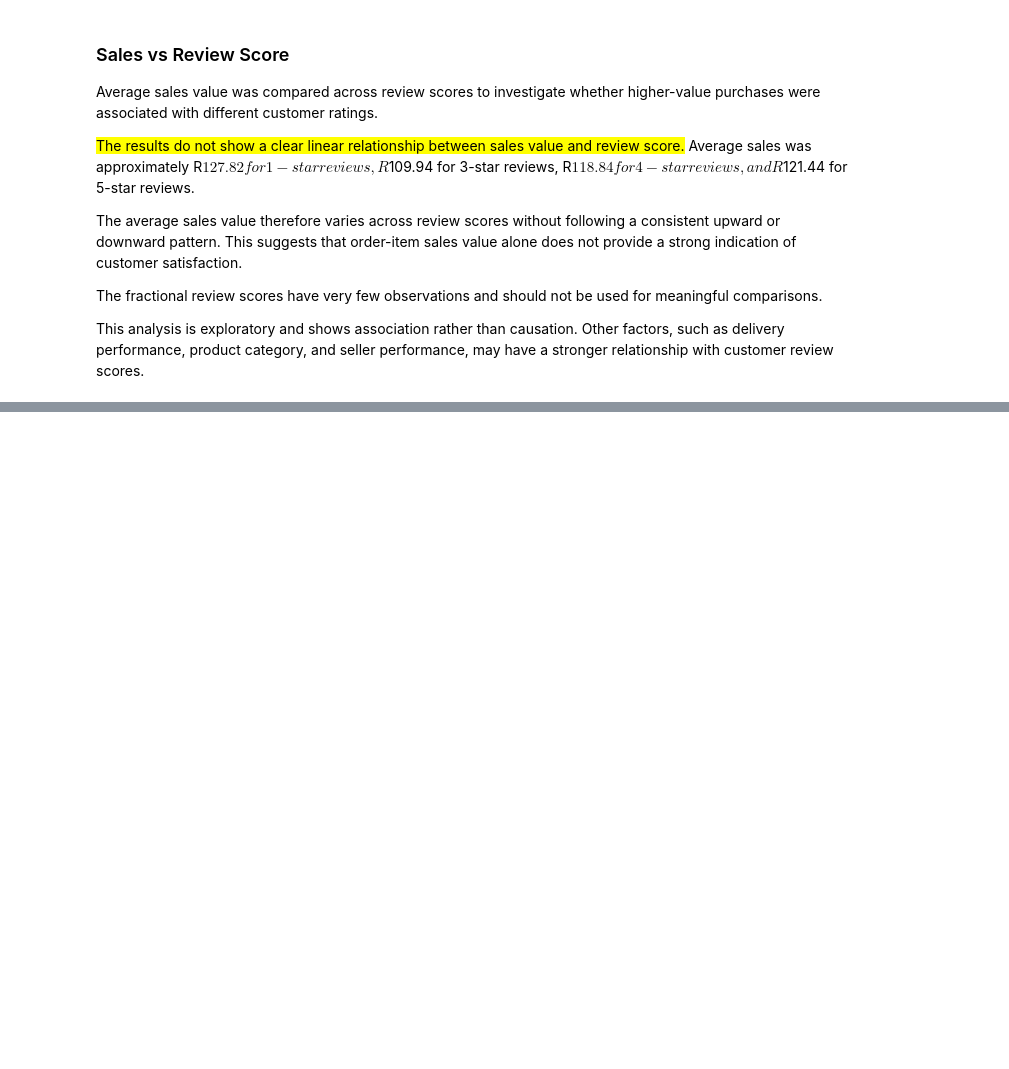
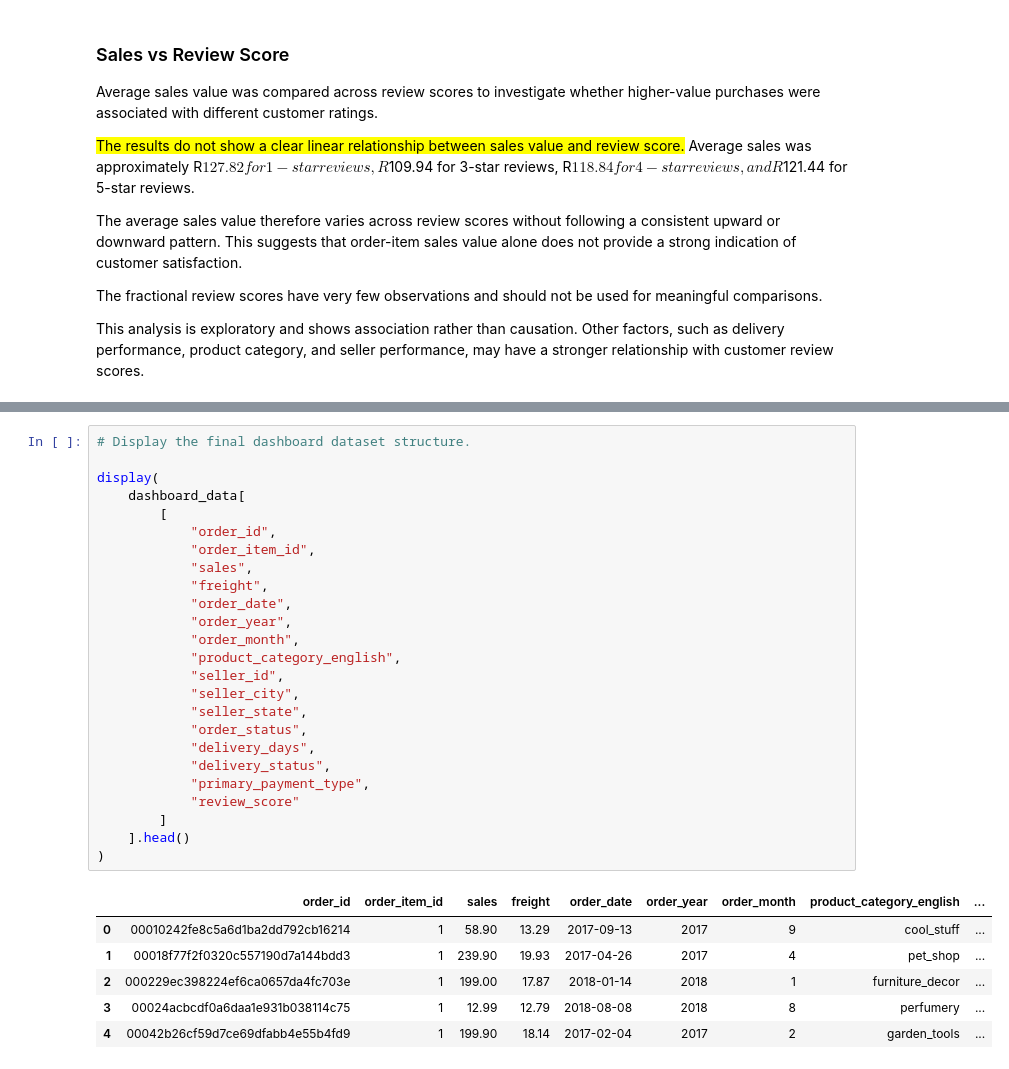
Before and after one commit to SayleeMJ/RetailIQ, a Jupyter notebook: notebooks/03_exploratory_data_analysis.ipynb, the cells around one changed output, grey strips where cells are left out. Saved outputs shown, nothing was run; the diff lists cells and outputs as text; blank space fills up the shorter version.

Commit message:
Complete business KPI analysis and dashboard data preparation

```diff
--- a/notebooks/03_exploratory_data_analysis.ipynb
+++ b/notebooks/03_exploratory_data_analysis.ipynb
@@ -939,0 +1145,32 @@ This analysis is exploratory and shows association rather than causation. Other
+# %%
+# Display the final dashboard dataset structure.
+
+display(
+    dashboard_data[
+        [
+            "order_id",
+            "order_item_id",
+            "sales",
+            "freight",
+            "order_date",
+            "order_year",
+            "order_month",
+            "product_category_english",
+            "seller_id",
+            "seller_city",
+            "seller_state",
+            "order_status",
+            "delivery_days",
+            "delivery_status",
+            "primary_payment_type",
+            "review_score"
+        ]
+    ].head()
+)
+# %% [output]
+|  | order_id | order_item_id | sales | freight | order_date | order_year | order_month | product_category_english | ... |
+| 0 | 00010242fe8c5a6d1ba2dd792cb16214 | 1 | 58.90 | 13.29 | 2017-09-13 | 2017 | 9 | cool_stuff | ... |
+| 1 | 00018f77f2f0320c557190d7a144bdd3 | 1 | 239.90 | 19.93 | 2017-04-26 | 2017 | 4 | pet_shop | ... |
+| 2 | 000229ec398224ef6ca0657da4fc703e | 1 | 199.00 | 17.87 | 2018-01-14 | 2018 | 1 | furniture_decor | ... |
+| 3 | 00024acbcdf0a6daa1e931b038114c75 | 1 | 12.99 | 12.79 | 2018-08-08 | 2018 | 8 | perfumery | ... |
+| 4 | 00042b26cf59d7ce69dfabb4e55b4fd9 | 1 | 199.90 | 18.14 | 2017-02-04 | 2017 | 2 | garden_tools | ... |
```
Also changed, not shown: parts of 24 cells of this notebook.
